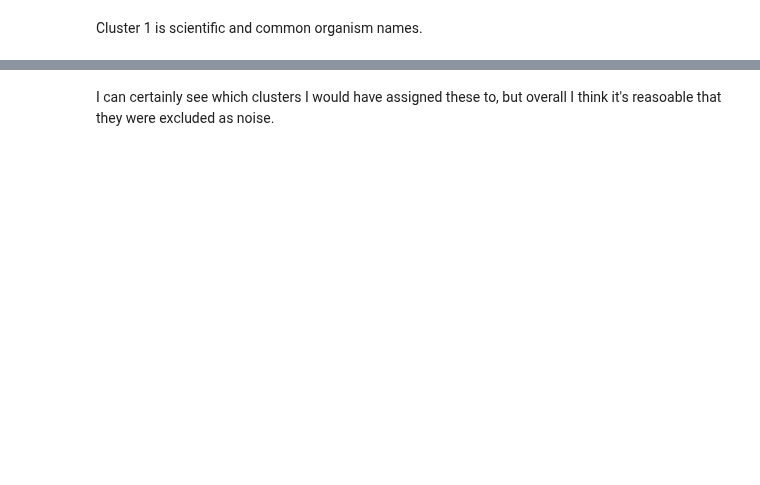
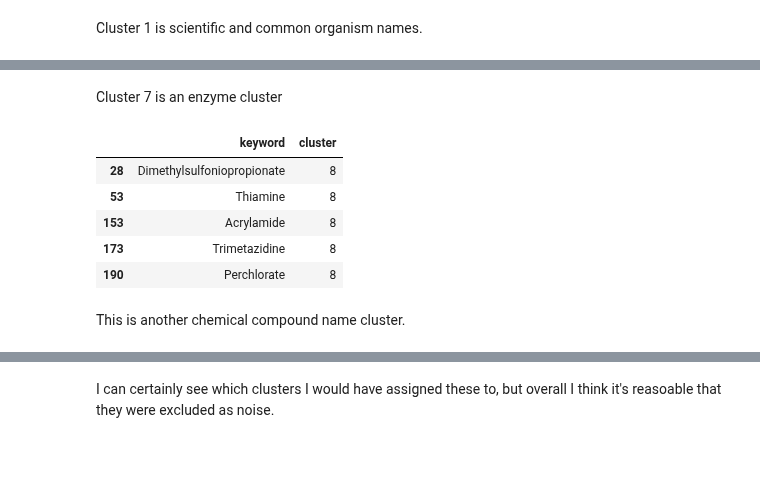
Before and after one commit to serenalotreck/desiccation-network, a Jupyter notebook: notebooks/WoS_dataset_characterization.ipynb, the cells around one changed output, grey strips where cells are left out. Drawn from its saved outputs; the diff is of its cells as text; code cells hidden in the pictures; blank space fills up the shorter version.

```diff
--- a/notebooks/WoS_dataset_characterization.ipynb
+++ b/notebooks/WoS_dataset_characterization.ipynb
@@ -764,3 +779,16 @@ These are also compound names.
+# %% [markdown]
+Cluster 7 is an enzyme cluster
+# %%
+dynamo_cluster_membership[dynamo_cluster_membership['cluster'] == 8]
+# %% [output]
+|  | keyword | cluster |
+| 28 | Dimethylsulfoniopropionate | 8 |
+| 53 | Thiamine | 8 |
+| 153 | Acrylamide | 8 |
+| 173 | Trimetazidine | 8 |
+| 190 | Perchlorate | 8 |
+# %% [markdown]
+This is another chemical compound name cluster.
 # %%
 dynamo_cluster_membership[dynamo_cluster_membership['cluster'] == -1]
 # %% [output]
```
Also changed, not shown: parts of 41 cells of this notebook, 3 other files.
